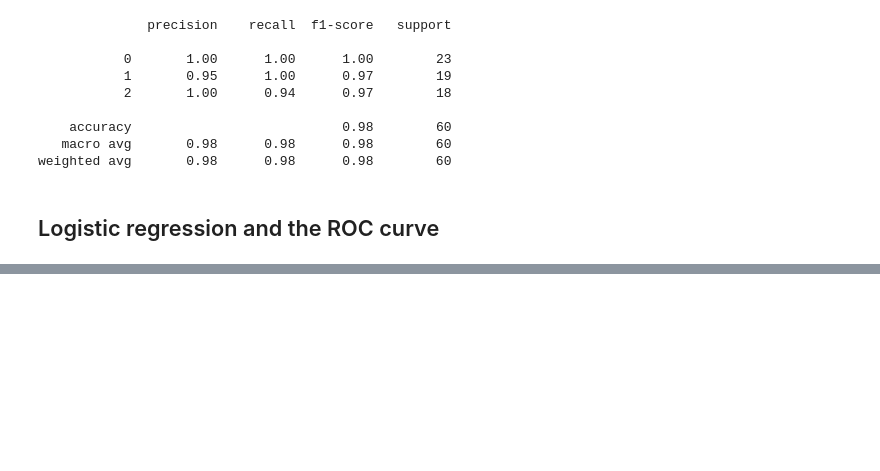
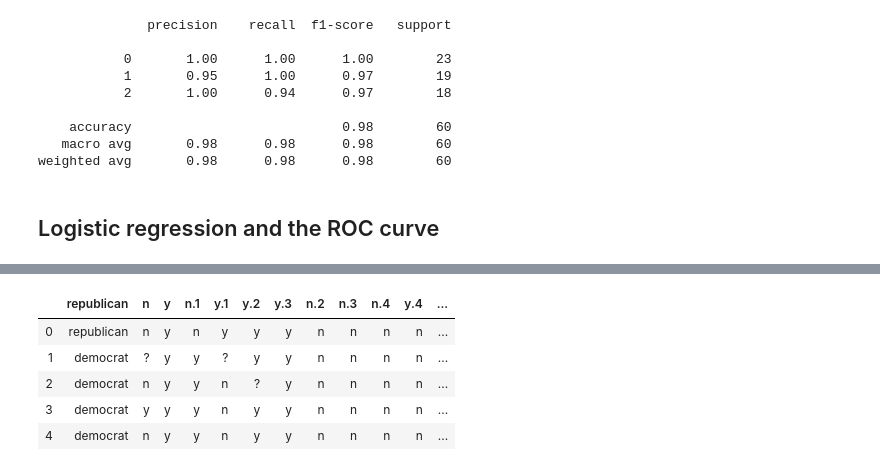
Before and after one commit to Yuleii/programming-notebook, a Jupyter notebook: supervised_learning_with_scikit_learn.ipynb, the cells around one changed output, grey strips where cells are left out. Cells and saved outputs as stored; diff of their text form; code cells hidden in the pictures; blank space fills up the shorter version.

```diff
--- a/supervised_learning_with_scikit_learn.ipynb
+++ b/supervised_learning_with_scikit_learn.ipynb
@@ -623,0 +632,18 @@ weighted avg       0.98      0.98      0.98        60
+# %%
+voting = pd.read_csv("data/voting.csv")
+
+# X = voting.drop('MEDV', axis=1).values
+# y = voting['MEDV'].values
+# # change to dataframe
+# boston = pd.DataFrame(boston_data.data, columns=boston_data.feature_names)
+# boston['MEDV'] = pd.Series(boston_data.target)
+# print(boston.head())
+# %%
+voting.head()
+# %% [output]
+|  | republican | n | y | n.1 | y.1 | y.2 | y.3 | n.2 | n.3 | n.4 | y.4 | ... |
+| 0 | republican | n | y | n | y | y | y | n | n | n | n | ... |
+| 1 | democrat | ? | y | y | ? | y | y | n | n | n | n | ... |
+| 2 | democrat | n | y | y | n | ? | y | n | n | n | n | ... |
+| 3 | democrat | y | y | y | n | y | y | n | n | n | n | ... |
+| 4 | democrat | n | y | y | n | y | y | n | n | n | n | ... |
```
Also changed, not shown: parts of 7 cells of this notebook, 4 other files.
